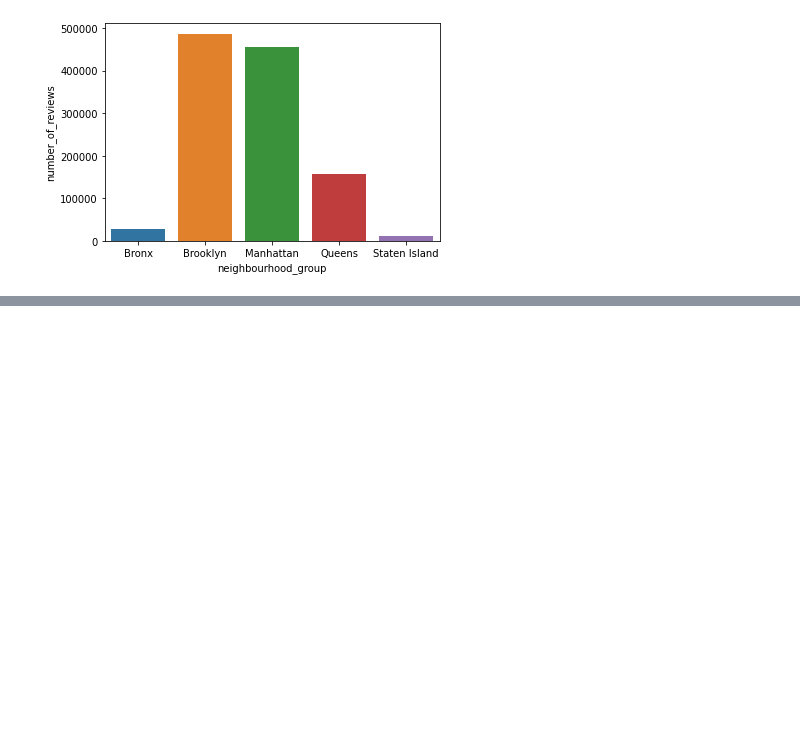
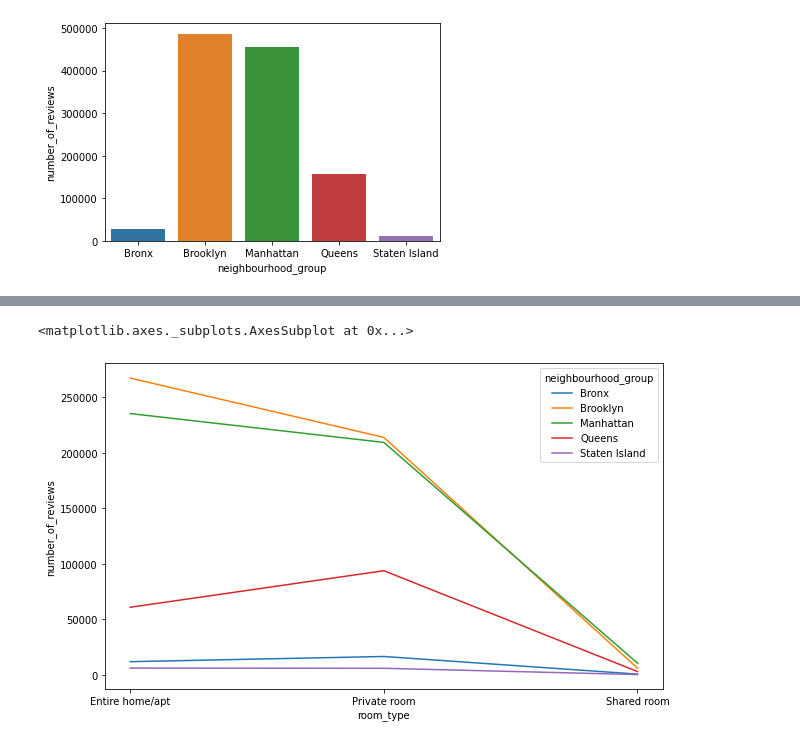
Before and after one commit to ghanalk1/Airbnb-Hotel-Booking-EDA, a Jupyter notebook: Airbnb_Hotel_Analysis.ipynb, the cells around one changed output, grey strips where cells are left out. Saved outputs shown, nothing was run; the diff lists cells and outputs as text; code cells hidden in the pictures; blank space fills up the shorter version.

```diff
--- a/Airbnb_Hotel_Analysis.ipynb
+++ b/Airbnb_Hotel_Analysis.ipynb
@@ -273,0 +287,3 @@ sns.barplot(data=reviews_count, x='neighbourhood_group', y='number_of_reviews')
+# %%
+reviews_room_type = hotel.groupby(['neighbourhood_group', 'room_type'])['number_of_reviews'].sum().reset_index()
+reviews_room_type
@@ -273,0 +307,6 @@ sns.barplot(data=reviews_count, x='neighbourhood_group', y='number_of_reviews')
+# %%
+plt.figure(figsize=[10,6])
+sns.lineplot(data=reviews_room_type, x='room_type', y='number_of_reviews', hue='neighbourhood_group')
+# %% [output]
+<matplotlib.axes._subplots.AxesSubplot at 0x...>
+[figure, added]
```
Also changed, not shown: parts of 20 cells of this notebook.
